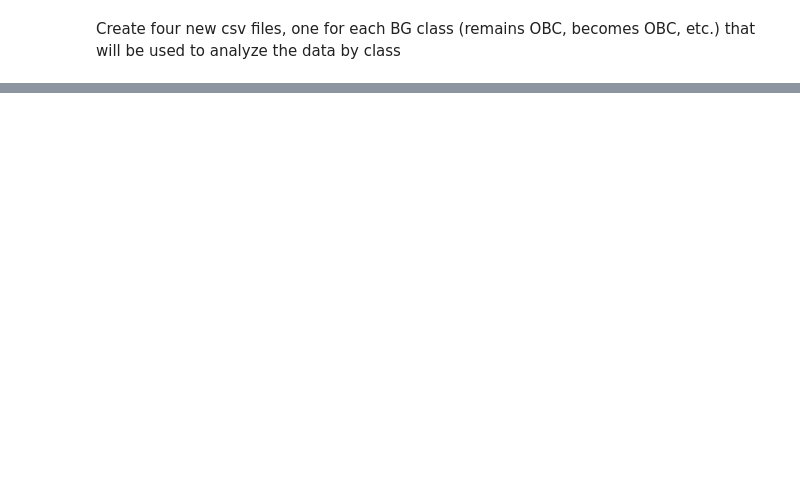
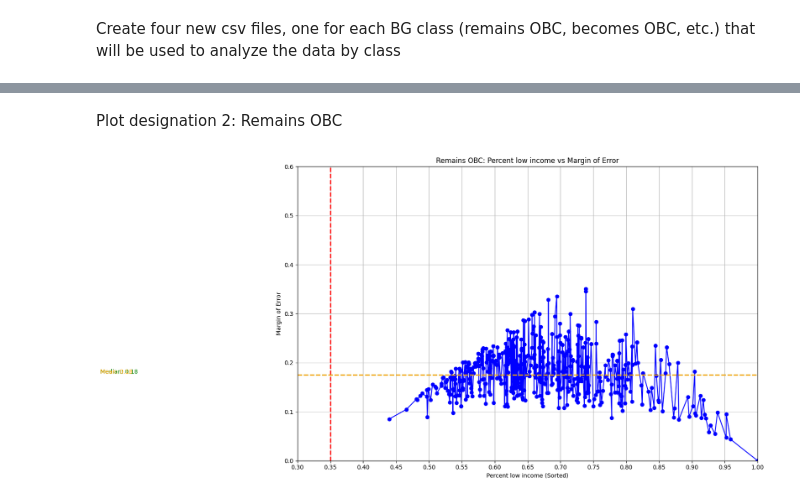
Before and after one commit to isleofaylaskye/NJ_MOE, a Jupyter notebook: jupyter_notebooks/analysis_by_class.ipynb, the cells around one changed output, grey strips where cells are left out. Saved outputs shown, nothing was run; the diff lists cells and outputs as text; code cells hidden in the pictures; blank space fills up the shorter version.

```diff
--- a/jupyter_notebooks/analysis_by_class.ipynb
+++ b/jupyter_notebooks/analysis_by_class.ipynb
@@ -82,0 +114,54 @@ plt.show()
+# %% [markdown]
+Plot designation 2: Remains OBC
+# %%
+import pandas as pd
+import matplotlib.pyplot as plt
+import numpy as np
+
+# Define input file path
+input_file = 'designation_2_data.csv'
+input_csv_file = f'{ipath}/{input_file}'
+
+# Step 1: Load the CSV data
+data = pd.read_csv(input_csv_file)
+
+# Step 2: Sort by Percent low income from least to greatest
+data_sorted = data.sort_values(by='Percent low income')
+
+# Step 3: Plotting
+plt.figure(figsize=(12, 8))
+plt.plot(data_sorted['Percent low income'], data_sorted['Margin of Error'], marker='o', linestyle='-', color='b')
+plt.xlabel('Percent low income (Sorted)')
+plt.ylabel('Margin of Error')
+
+# Label title by block group class
+plt.title('Remains OBC: Percent low income vs Margin of Error')
+plt.grid(True)
+
+# Set axis limits
+plt.ylim(0, 0.6)
+
+# Set x-axis limits and ticks with increments of 0.05
+plt.xlim(0.3, data_sorted['Percent low income'].max())
+plt.xticks(np.arange(0.3, data_sorted['Percent low income'].max() + 0.05, 0.05))
+
+# Mark 35% threshold
+plt.axvline(x=0.35, color='red', linestyle='--', linewidth=2)
+plt.tight_layout()
+
+# Calculate the median and mean of the Margin of Error
+median_moe = data_sorted['Margin of Error'].median()
+mean_moe = data_sorted['Margin of Error'].mean()
+
+# Add horizontal lines for median and mean
+plt.axhline(y=median_moe, color='green', linestyle='--', linewidth=2, label=f'Median MOE: {median_moe:.2f}')
+plt.axhline(y=mean_moe, color='orange', linestyle='--', linewidth=2, label=f'Mean MOE: {mean_moe:.2f}')
+
+# Annotate the median and mean lines on the y-axis
+plt.text(x=0, y=median_moe, s=f'Median: {median_moe:.2f}', color='green', verticalalignment='bottom')
+plt.text(x=0, y=mean_moe, s=f'Mean: {mean_moe:.2f}', color='orange', verticalalignment='bottom')
+
+# Show the plot
+plt.show()
+# %% [output]
+[figure, added]
```
Also changed, not shown: parts of 15 cells of this notebook, 4 other files.
